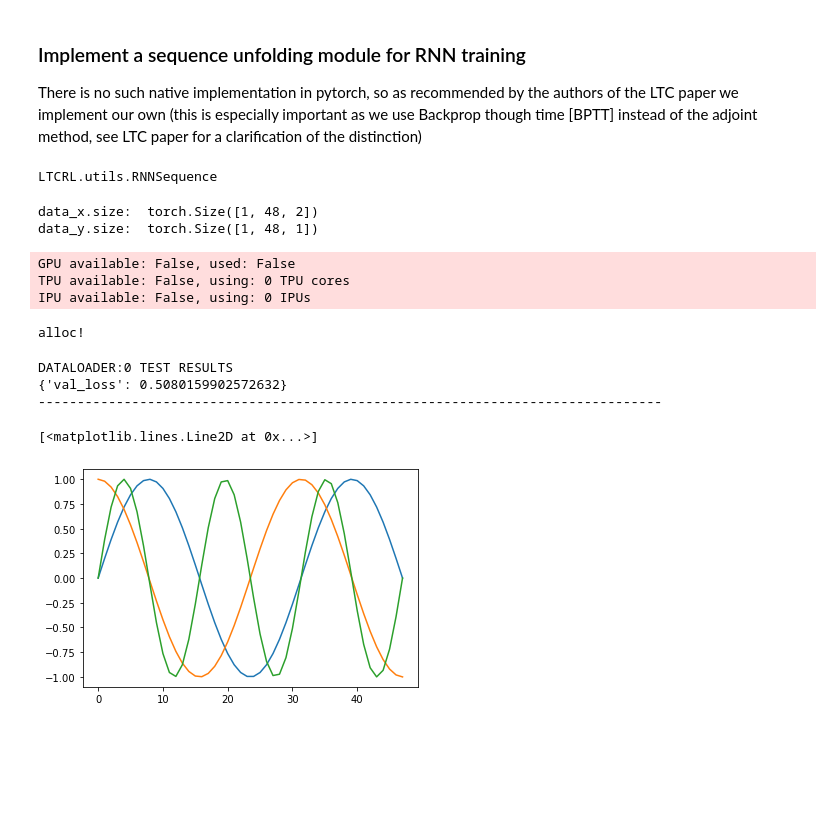
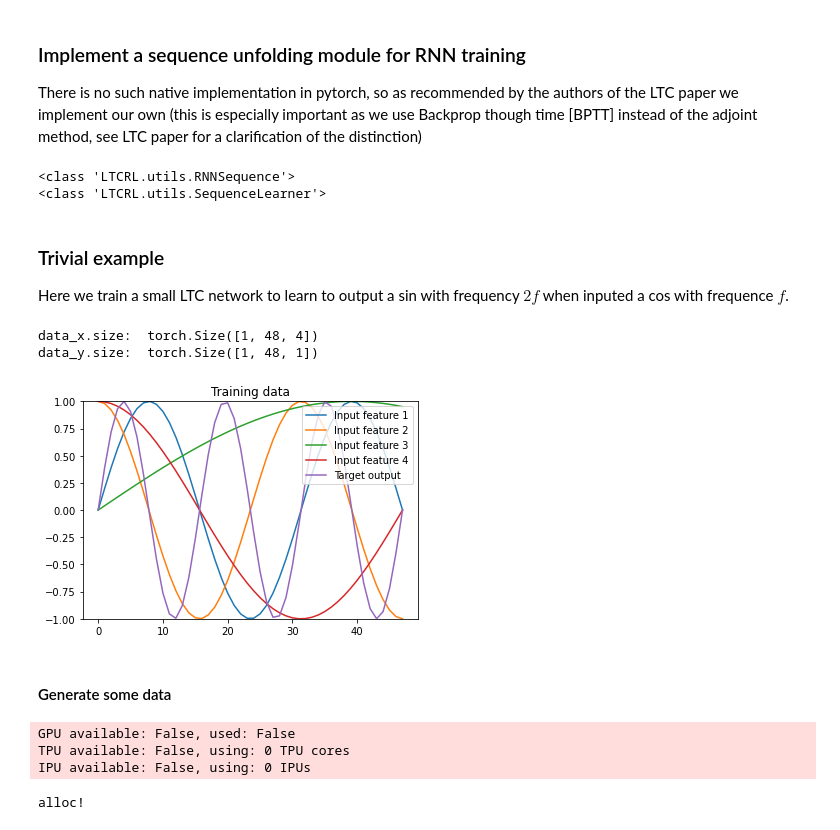
Before and after one commit to RenardDesNeiges/CTNN_Policies, a Jupyter notebook: torch_NCP_example.ipynb, the cells around one changed output. Drawn from its saved outputs; the diff is of its cells as text; code cells hidden in the pictures; blank space fills up the shorter version.

Commit message:
supervised training examples

```diff
--- a/torch_NCP_example.ipynb
+++ b/torch_NCP_example.ipynb
@@ -21,8 +27,10 @@ print(kncp.__version__)                 # check the module version
 ### Implement a sequence unfolding module for RNN training
 There is no such native implementation in pytorch, so as recommended by the authors of the LTC paper we implement our own (this is especially important as we use Backprop though time [BPTT] instead of the adjoint method, see LTC paper for a clarification of the distinction)
 # %%
-# nn.Module that unfolds a RNN cell into a sequence
-# see implementation as:
-lru.RNNSequence
+# nn.Module that unfolds a RNN cell into a sequence (see implementation in LTCRL.utils)
+print(lru.RNNSequence)
+# LightningModule for training a RNNSequence module (see implementation in LTCRL.utils)
+print(lru.SequenceLearner)
 # %% [output]
-LTCRL.utils.RNNSequence
+<class 'LTCRL.utils.RNNSequence'>
+<class 'LTCRL.utils.SequenceLearner'>
@@ -75,22 +37,39 @@ class SequenceLearner(pl.LightningModule):
+# %% [markdown]
+### Trivial example
+Here we train a small LTC network to learn to output a sin with frequency $2f$ when inputed a cos with frequence $f$.
 # %%
-in_features = 2
+in_features = 4
 out_features = 1
 N = 48  # Length of the time-series
 # Input feature is a sine and a cosine wave
 data_x = np.stack(
-    [np.sin(np.linspace(0, 3 * np.pi, N)), np.cos(np.linspace(0, 3 * np.pi, N))], axis=1
+    [np.sin(np.linspace(0, 3 * np.pi, N)), np.cos(np.linspace(0, 3 * np.pi, N)), np.sin(np.linspace(0, 3 * np.pi*0.2, N)), np.cos(np.linspace(0, 3 * np.pi*0.5, N))], axis=1
 )
 data_x = np.expand_dims(data_x, axis=0).astype(np.float32)  # Add batch dimension
 # Target output is a sine with double the frequency of the input signal
 data_y = np.sin(np.linspace(0, 6 * np.pi, N)).reshape([1, N, 1]).astype(np.float32)
 data_x = torch.Tensor(data_x)
 data_y = torch.Tensor(data_y)
 print("data_x.size: ", str(data_x.size()))
 print("data_y.size: ", str(data_y.size()))
 dataloader = data.DataLoader(
     data.TensorDataset(data_x, data_y), batch_size=1, shuffle=True, num_workers=4
 )
+
+#Visualizing what we are shooting for
+plt.plot(data_x[0, :, 0], label="Input feature 1")
+plt.plot(data_x[0, :, 1], label="Input feature 2")
+plt.plot(data_x[0, :, 2], label="Input feature 3")
+plt.plot(data_x[0, :, 3], label="Input feature 4")
+plt.plot(data_y[0, :, 0], label="Target output")
+plt.ylim((-1, 1))
+plt.title("Training data")
+plt.legend(loc="upper right")
+plt.show()
 # %% [output]
-data_x.size:  torch.Size([1, 48, 2])
+data_x.size:  torch.Size([1, 48, 4])
 data_y.size:  torch.Size([1, 48, 1])
+[figure, added]
+# %% [markdown]
+#### Generate some data
 # %%
@@ -114,15 +95,3 @@ GPU available: False, used: False
 TPU available: False, using: 0 TPU cores
 IPU available: False, using: 0 IPUs
 alloc!
-# %%
-results = trainer.test(learn, dataloader)
-# %% [output]
-DATALOADER:0 TEST RESULTS
-{'val_loss': 0.5080159902572632}
---------------------------------------------------------------------------------
-# %%
-plt.plot(data_x[0,:,:])
-plt.plot(data_y[0,:,:])
-# %% [output]
-[<matplotlib.lines.Line2D at 0x...>]
-[figure, removed]
```
Also changed, not shown: parts of 9 cells of this notebook, 7 other files.
